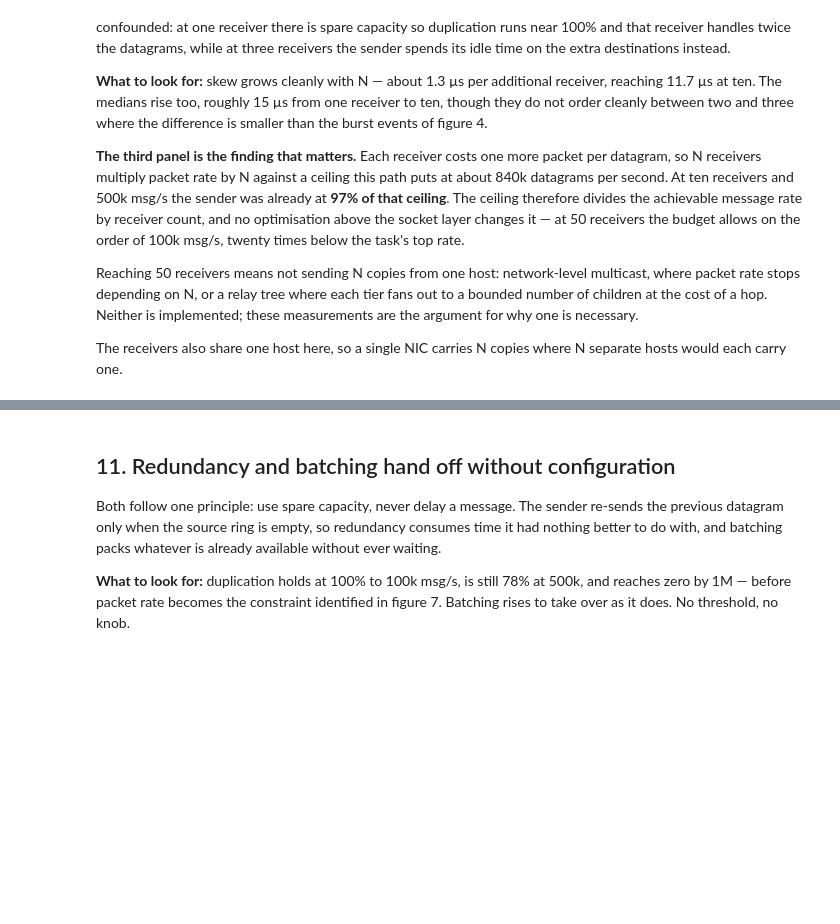
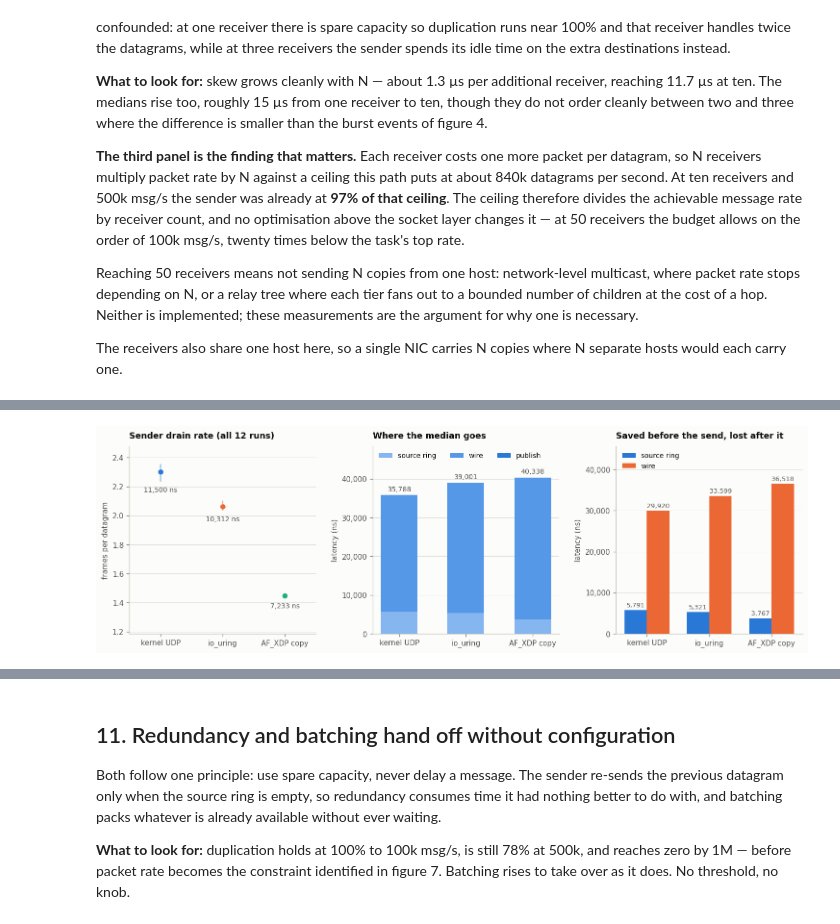
Before and after one commit to OxFEE1DEAD/spectral-hackathon-2026, a Jupyter notebook: analysis.ipynb, the cells around one changed output, grey strips where cells are left out. Cells and saved outputs as stored; diff of their text form; code cells hidden in the pictures; blank space fills up the shorter version.

```diff
--- a/analysis.ipynb
+++ b/analysis.ipynb
@@ -795,0 +1084,72 @@ Table 9 - connected sockets, on both median and skew
+# %%
+drain = pd.read_csv(PLOTS / "send_backend_drain.csv")
+stg = pd.read_csv(PLOTS / "send_backend_stages.csv")
+ORDER = ["kernel-udp", "io_uring", "afxdp-copy"]
+LABEL = {"kernel-udp": "kernel UDP", "io_uring": "io_uring", "afxdp-copy": "AF_XDP copy"}
+drain = drain.set_index("backend").loc[[b for b in ORDER if b in set(drain["backend"])]]
+stg = stg.set_index("backend").loc[[b for b in ORDER if b in set(stg["backend"])]]
+
+fig, axes = plt.subplots(1, 3, figsize=(12.4, 4.0))
+
+# 1. drain rate: every run, so the reproducibility is visible rather than asserted
+ax = axes[0]
+for i, b in enumerate(drain.index):
+    r = drain.loc[b]
+    ax.plot([i, i], [r["frames_per_datagram_min"], r["frames_per_datagram_max"]],
+            color=CAT[i], linewidth=1.4, alpha=0.55, zorder=2)
+    ax.scatter([i], [r["frames_per_datagram_mean"]], s=52, color=CAT[i], zorder=3,
+               edgecolor=SURFACE, linewidth=0.7)
+    ax.annotate(f"{r['send_cycle_ns']:,.0f} ns", (i, r["frames_per_datagram_min"]),
+                textcoords="offset points", xytext=(0, -14), ha="center",
+                color=INK2, fontsize=8.5)
+ax.set_xticks(range(len(drain))); ax.set_xticklabels([LABEL[b] for b in drain.index])
+# Zoomed to the data, not to zero: the point of this panel is that the run-to-run
+# spread is far smaller than the gap between mechanisms, and a zero baseline hides it.
+lo = drain["frames_per_datagram_min"].min()
+hi = drain["frames_per_datagram_max"].max()
+pad = (hi - lo) * 0.28
+ax.set_ylim(lo - pad, hi + pad * 0.5)
+ax.set_xlim(-0.5, len(drain) - 0.5)
+ax.set_title("Sender drain rate (all 12 runs)")
+style(ax, ylabel="frames per datagram", xlabel="")
+
+# 2. where the time goes
+ax = axes[1]
+legs = [("shm_p50", "source ring"), ("wire_p50", "wire"), ("publish_p50", "publish")]
+bottom = np.zeros(len(stg))
+for j, (col, name) in enumerate(legs):
+    vals = stg[col].to_numpy(float)
+    ax.bar(np.arange(len(stg)), vals, bottom=bottom, width=0.55,
+           color=ORD4[j], label=name, zorder=3)
+    bottom += vals
+for i, tot in enumerate(stg["total_p50"]):
+    ax.annotate(f"{tot:,.0f}", (i, tot), textcoords="offset points", xytext=(0, 5),
+                ha="center", color=INK2, fontsize=8.5)
+ax.set_xticks(range(len(stg))); ax.set_xticklabels([LABEL[b] for b in stg.index])
+ax.set_ylim(0, stg["total_p50"].max() * 1.2)
+ax.set_title("Where the median goes")
+style(ax, ylabel="latency (ns)", xlabel="")
+ax.yaxis.set_major_formatter(mpl.ticker.FuncFormatter(ns))
+ax.legend(loc="upper left", ncols=3)
+
+# 3. the two legs that move, side by side
+ax = axes[2]
+x = np.arange(len(stg)); w = 0.36
+ax.bar(x - w / 2, stg["shm_p50"], width=w, color=CAT[0], label="source ring", zorder=3)
+ax.bar(x + w / 2, stg["wire_p50"], width=w, color=CAT[1], label="wire", zorder=3)
+for i, b in enumerate(stg.index):
+    ax.annotate(f"{stg.loc[b,'shm_p50']:,.0f}", (i - w / 2, stg.loc[b, "shm_p50"]),
+                textcoords="offset points", xytext=(0, 4), ha="center",
+                color=INK2, fontsize=8)
+    ax.annotate(f"{stg.loc[b,'wire_p50']:,.0f}", (i + w / 2, stg.loc[b, "wire_p50"]),
+                textcoords="offset points", xytext=(0, 4), ha="center",
+                color=INK2, fontsize=8)
+ax.set_xticks(x); ax.set_xticklabels([LABEL[b] for b in stg.index])
+ax.set_ylim(0, stg["wire_p50"].max() * 1.25)
+ax.set_title("Saved before the send, lost after it")
+style(ax, ylabel="latency (ns)", xlabel="")
+ax.yaxis.set_major_formatter(mpl.ticker.FuncFormatter(ns))
+ax.legend(loc="upper left")
+plt.tight_layout(); plt.show()
+# %% [output]
+[figure, added]
```
Also changed, not shown: parts of 38 cells of this notebook, 49 other files.
